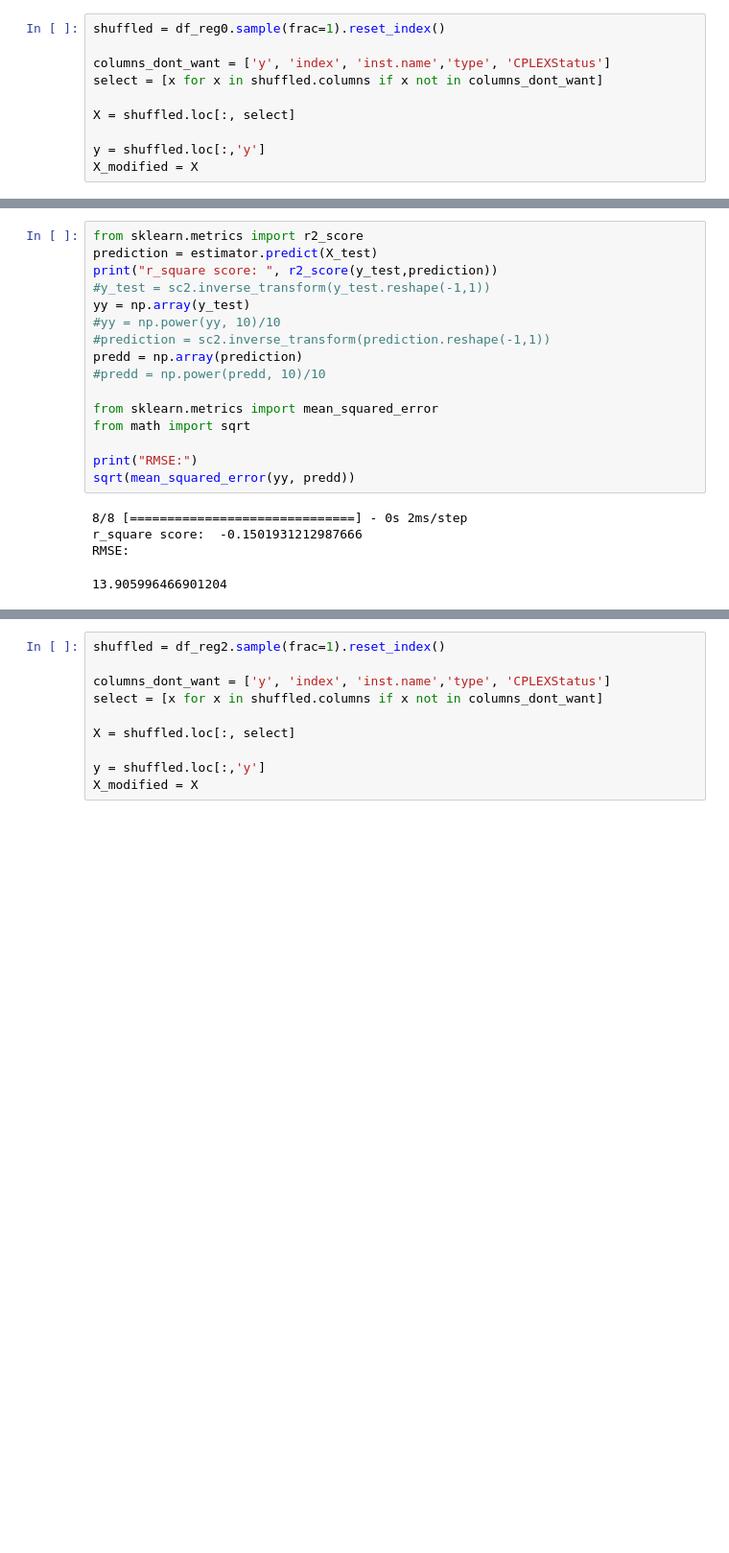
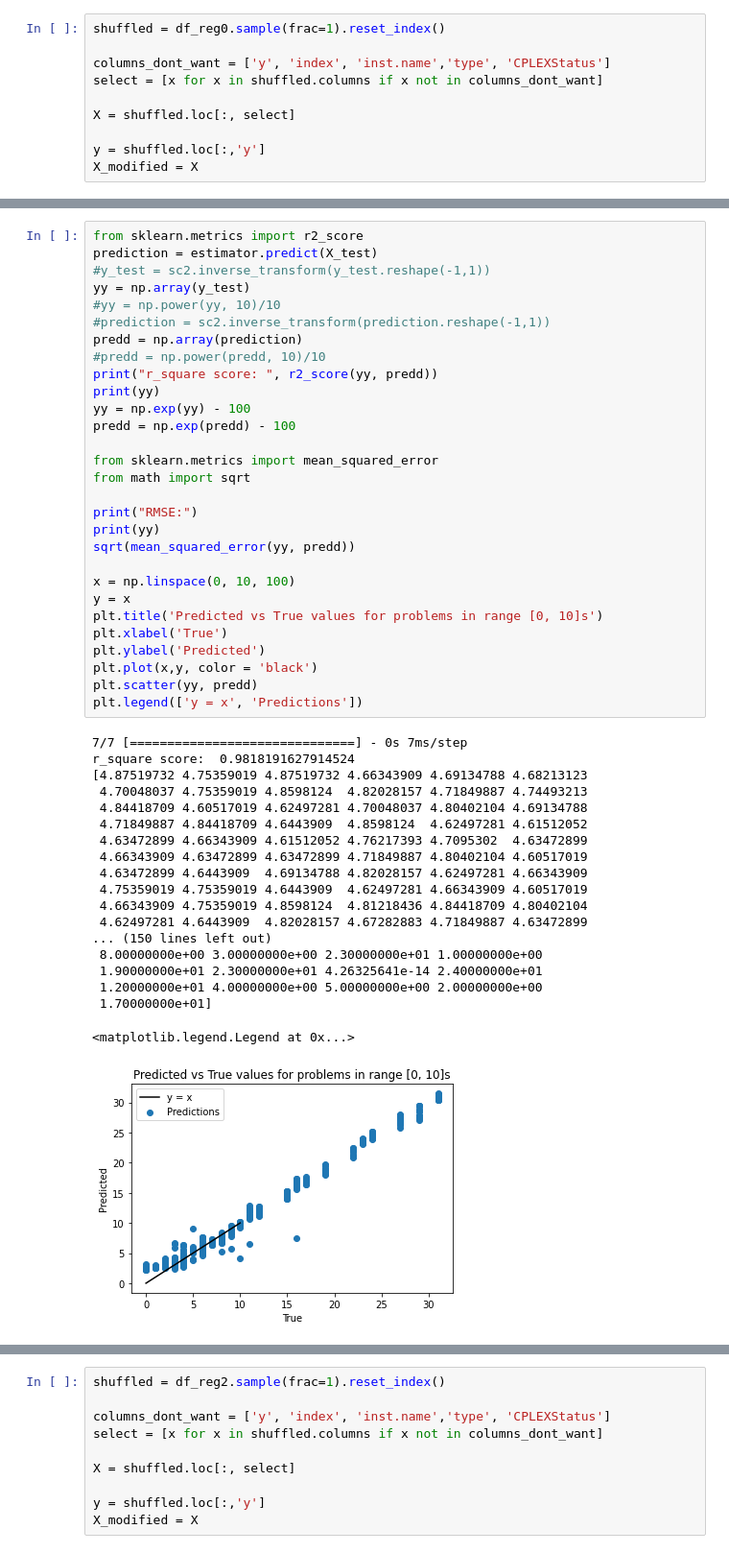
Before and after one commit to harel-coffee/pouw-auto, a Jupyter notebook: NEWNEW_MIXED.ipynb, the cells around one changed output, grey strips where cells are left out. Shown at 96% size. Drawn from its saved outputs; the diff is of its cells as text; blank space fills up the shorter version.

```diff
--- a/NEWNEW_MIXED.ipynb
+++ b/NEWNEW_MIXED.ipynb
@@ -837,24 +838,52 @@ Epoch 300/300
 # %%
 from sklearn.metrics import r2_score
 prediction = estimator.predict(X_test)
-print("r_square score: ", r2_score(y_test,prediction))
 #y_test = sc2.inverse_transform(y_test.reshape(-1,1))
 yy = np.array(y_test)
 #yy = np.power(yy, 10)/10
 #prediction = sc2.inverse_transform(prediction.reshape(-1,1))
 predd = np.array(prediction)
 #predd = np.power(predd, 10)/10
+print("r_square score: ", r2_score(yy, predd))
+print(yy)
+yy = np.exp(yy) - 100
+predd = np.exp(predd) - 100
 
 from sklearn.metrics import mean_squared_error
 from math import sqrt
 
 print("RMSE:")
+print(yy)
 sqrt(mean_squared_error(yy, predd))
+
+x = np.linspace(0, 10, 100)
+y = x
+plt.title('Predicted vs True values for problems in range [0, 10]s')
+plt.xlabel('True')
+plt.ylabel('Predicted')
+plt.plot(x,y, color = 'black')
+plt.scatter(yy, predd)
+plt.legend(['y = x', 'Predictions'])
 # %% [output]
-8/8 [==============================] - 0s 2ms/step
-r_square score:  -0.1501931212987666
-RMSE:
+7/7 [==============================] - 0s 7ms/step
+r_square score:  0.9818191627914524
+[4.87519732 4.75359019 4.87519732 4.66343909 4.69134788 4.68213123
+ 4.70048037 4.75359019 4.8598124  4.82028157 4.71849887 4.74493213
+ 4.84418709 4.60517019 4.62497281 4.70048037 4.80402104 4.69134788
+ 4.71849887 4.84418709 4.6443909  4.8598124  4.62497281 4.61512052
+ 4.63472899 4.66343909 4.61512052 4.76217393 4.7095302  4.63472899
+ 4.66343909 4.63472899 4.63472899 4.71849887 4.80402104 4.60517019
+ 4.63472899 4.6443909  4.69134788 4.82028157 4.62497281 4.66343909
+ 4.75359019 4.75359019 4.6443909  4.62497281 4.66343909 4.60517019
+ 4.66343909 4.75359019 4.8598124  4.81218436 4.84418709 4.80402104
+ 4.62497281 4.6443909  4.82028157 4.67282883 4.71849887 4.63472899
+... (150 lines left out)
+ 8.00000000e+00 3.00000000e+00 2.30000000e+01 1.00000000e+00
+ 1.90000000e+01 2.30000000e+01 4.26325641e-14 2.40000000e+01
+ 1.20000000e+01 4.00000000e+00 5.00000000e+00 2.00000000e+00
+ 1.70000000e+01]
-13.905996466901204
+<matplotlib.legend.Legend at 0x...>
+[figure, added]
 # %%
 yy_temp = []
 predd_temp = []
```
Also changed, not shown: parts of 27 cells of this notebook.
